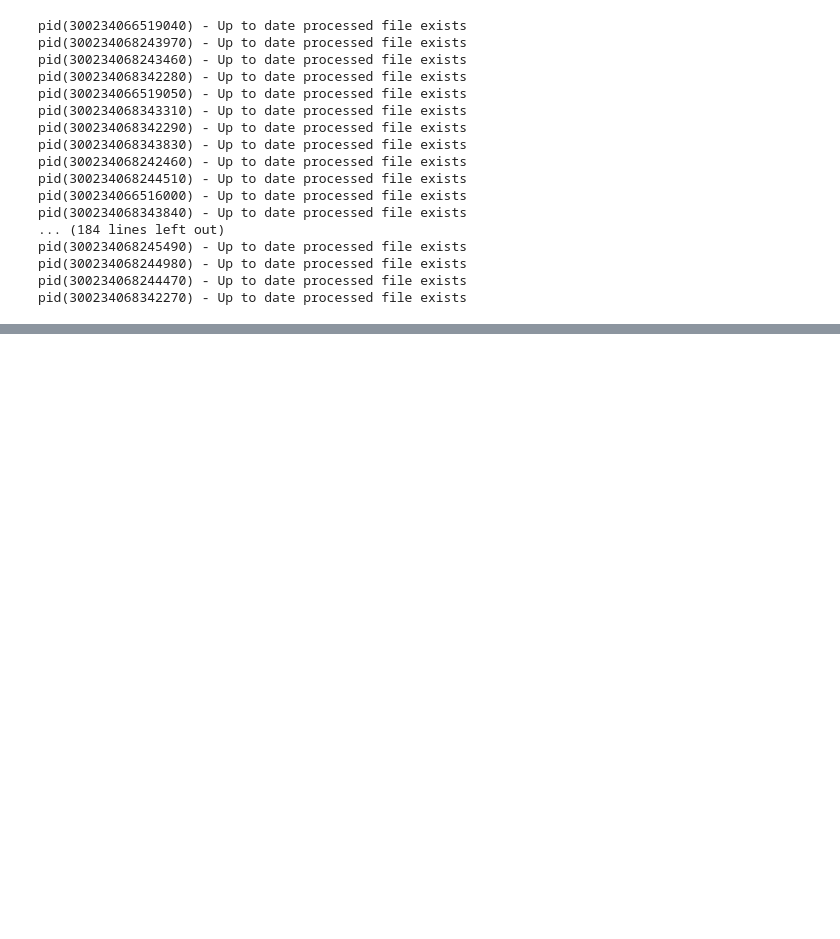
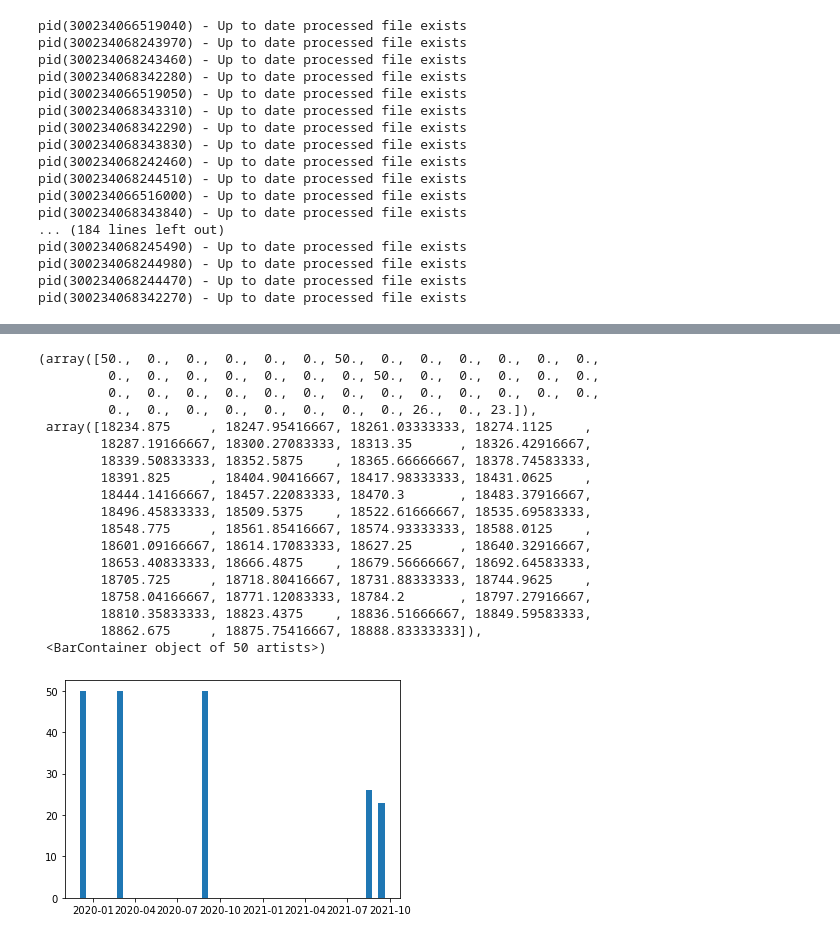
Before and after one commit to eleanorfrajka/drifters, a Jupyter notebook: 02-code/02-process_data.ipynb, the cells around one changed output, grey strips where cells are left out. Cells and saved outputs as stored; diff of their text form; code cells hidden in the pictures; blank space fills up the shorter version.

```diff
--- a/02-code/02-process_data.ipynb
+++ b/02-code/02-process_data.ipynb
@@ -504 +343,23 @@ varname
+# %%
+plt.hist(all_tstart, 50)
+# %% [output]
+(array([50.,  0.,  0.,  0.,  0.,  0., 50.,  0.,  0.,  0.,  0.,  0.,  0.,
+         0.,  0.,  0.,  0.,  0.,  0.,  0., 50.,  0.,  0.,  0.,  0.,  0.,
+         0.,  0.,  0.,  0.,  0.,  0.,  0.,  0.,  0.,  0.,  0.,  0.,  0.,
+         0.,  0.,  0.,  0.,  0.,  0.,  0.,  0., 26.,  0., 23.]),
+ array([18234.875     , 18247.95416667, 18261.03333333, 18274.1125    ,
+        18287.19166667, 18300.27083333, 18313.35      , 18326.42916667,
+        18339.50833333, 18352.5875    , 18365.66666667, 18378.74583333,
+        18391.825     , 18404.90416667, 18417.98333333, 18431.0625    ,
+        18444.14166667, 18457.22083333, 18470.3       , 18483.37916667,
+        18496.45833333, 18509.5375    , 18522.61666667, 18535.69583333,
+        18548.775     , 18561.85416667, 18574.93333333, 18588.0125    ,
+        18601.09166667, 18614.17083333, 18627.25      , 18640.32916667,
+        18653.40833333, 18666.4875    , 18679.56666667, 18692.64583333,
+        18705.725     , 18718.80416667, 18731.88333333, 18744.9625    ,
+        18758.04166667, 18771.12083333, 18784.2       , 18797.27916667,
+        18810.35833333, 18823.4375    , 18836.51666667, 18849.59583333,
+        18862.675     , 18875.75416667, 18888.83333333]),
+ <BarContainer object of 50 artists>)
+[figure, added]
 # %%
```
Also changed, not shown: parts of 9 cells of this notebook, 10 other files.
